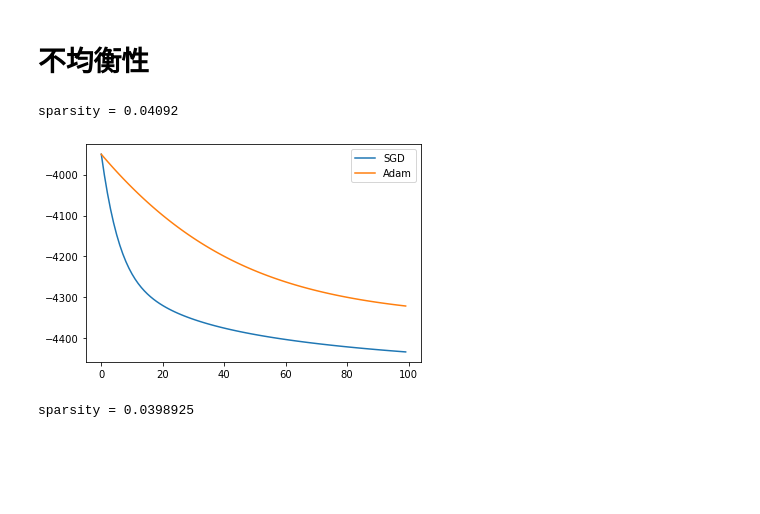
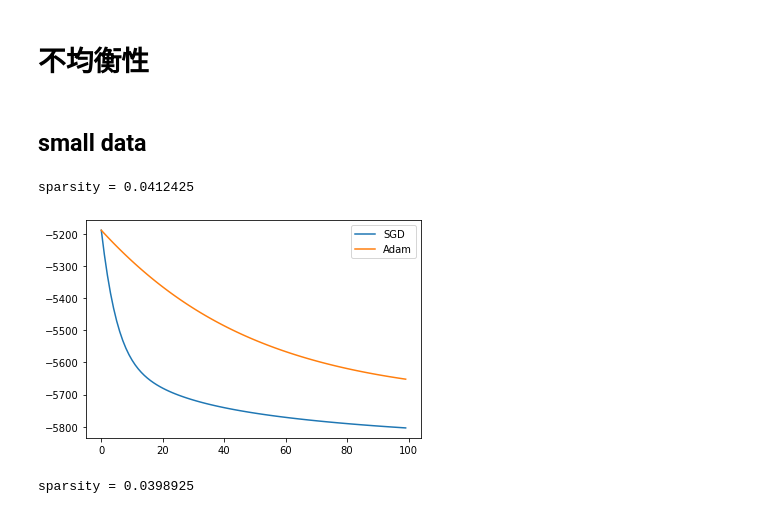
Before and after one commit to hand10ryo/tfMFs, a Jupyter notebook: experiments/Synthetic.ipynb, the cells around one changed output. Drawn from its saved outputs; the diff is of its cells as text; code cells hidden in the pictures; blank space fills up the shorter version.

```diff
--- a/experiments/Synthetic.ipynb
+++ b/experiments/Synthetic.ipynb
@@ -8,7 +8,8 @@ from scipy.sparse import csr_matrix
 import matplotlib.pyplot as plt
 # %%
 def synthetic_experiment(num_pos_users=2000, num_neg_users=2000, num_random_words=10000,
-                        lam=None, shape=0.1, scale=0.5, dim = 10,optim_steps=100, init="svd"):
+                        lam=None, shape=0.1, scale=0.5, pos_lam=0, neg_lam=0, pos_shape=0, neg_shape=0,
+                         pos_scale=0, neg_scale=0,dim = 10,optim_steps=100, init="svd", over=False):
 
     X, y = create_synthetic_data(
         num_pos_users=num_pos_users,
@@ -16,18 +17,28 @@ def synthetic_experiment(num_pos_users=2000, num_neg_users=2000, num_random_word
         num_random_words=num_random_words,
         lam=lam,
         shape=shape,
-        scale=scale
+        scale=scale,
+        pos_lam=pos_lam,
+        neg_lam=neg_lam,
+        pos_shape=pos_shape,
+        neg_shape=neg_shape,
+        pos_scale=pos_scale,
+        neg_scale=neg_scale,
     )
+    if over :
+        over_idx = np.random.choice(np.where(y == 1)[0], y.shape[0] - 2 * y.sum())
+        X = vstack([csr_matrix(X), csr_matrix(X)[over_idx]])
+
     print(f"sparsity = {X.nnz / (X.shape[0] * X.shape[1])}")
     y = y[:,np.newaxis]
     X_train = X.A
     X_valid = X.A
 
     cmf_SGD = tfCMF(alpha=0.7, d_hidden=dim, lamda=1)
-    U, V, Z, train_loss_SGD, _ = cmf_SGD.train(X_train, X_valid, y, optim_steps=optim_steps, early_stopping=5, lr=0.001, optimizer="SGD",init=init )
+    U, V, Z, train_loss_SGD, _ = cmf_SGD.train(X_train, X_valid, y, optim_steps=optim_steps, early_stopping=optim_steps, lr=0.001, optimizer="SGD",init=init )
 
     cmf_Adam = tfCMF(alpha=0.7, d_hidden=dim, lamda=1)
-    U, V, Z, train_loss_Adam, _ = cmf_SGD.train(X_train, X_valid, y, optim_steps=optim_steps, early_stopping=5, lr=0.001, optimizer="Adam", init=init)
+    U, V, Z, train_loss_Adam, _ = cmf_SGD.train(X_train, X_valid, y, optim_steps=optim_steps, early_stopping=optim_steps, lr=0.001, optimizer="Adam", init=init)
 
     plt.plot(np.arange(0,optim_steps),train_loss_SGD, label="SGD")
     plt.plot(np.arange(0,optim_steps),train_loss_Adam, label="Adam")
@@ -227,18 +320,20 @@ sparsity = 0.039894
 # %% [markdown]
 # 不均衡性
+# %% [markdown]
+## small data
 # %%
 synthetic_experiment(
-    num_pos_users=80, # little imbalance
-    num_neg_users=320, # little imbalance
+    num_pos_users=120, # little imbalance
+    num_neg_users=280, # little imbalance
     num_random_words=1000, # small size
     lam=None,
     shape=0.1,
     scale=0.5,
     dim = 10
 )
 # %% [output]
-sparsity = 0.04092
+sparsity = 0.0412425
-[figure, old version]
+[figure, new version]
 # %%
 synthetic_experiment(
     num_pos_users=40, # medium imbalance
```
Also changed, not shown: parts of 41 cells of this notebook, 3 other files.
